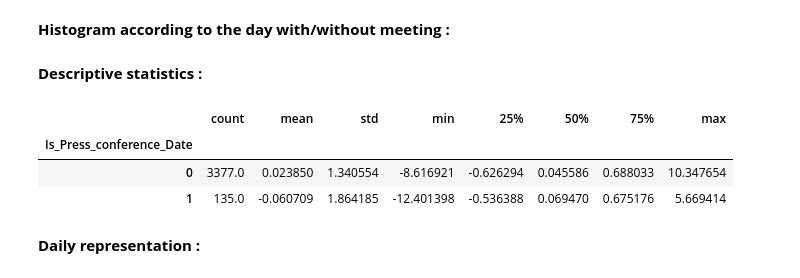
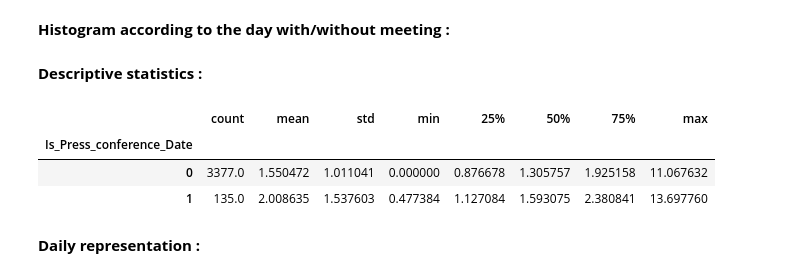
Before and after one commit to Emy-O/Projet_ML, a Jupyter notebook: recuperation_donnees (1).ipynb, the cells around one changed output. Saved outputs shown, nothing was run; the diff lists cells and outputs as text; code cells hidden in the pictures.

```diff
--- a/recuperation_donnees (1).ipynb
+++ b/recuperation_donnees (1).ipynb
@@ -214,13 +214,13 @@ def get_stoxx50_data(start_date, end_date):
 
     # Récupérer les données
     data = yf.download(symbol, start=start_date, end=end_date)
-    data=data[["Open","Adj Close","Close"]].copy()
+    data=data[["Open","Adj Close","Close","High","Low"]].copy()
     df=pd.DataFrame(data)
-    df.rename(columns={"Open":"open_index","Adj Close":"stox_index","Close":"close_index"},inplace=True)
+    df.rename(columns={"Open":"open_index","Adj Close":"stox_index","Close":"close_index", "High":"high_index", "Low":"low_index"},inplace=True)
 
     df.reset_index(inplace=True)
 
-    df["daily_pct_variation"] = ((df["close_index"] - df["open_index"]) / df["open_index"]) *100
+    df["daily_pct_variation"] = ((df["high_index"] - df["low_index"]) / df["low_index"]) *100
 
     df["daily_return"] = df["stox_index"].pct_change() * 100
     df.dropna(inplace=True)
@@ -312,12 +317,12 @@ px.histogram(stoxx50_data,x="daily_return", nbins = 50, color="Is_Press_conferen
 # %% [markdown]
 **Descriptive statistics :**
 # %%
-stoxx50_data.groupby('Is_Press_conference_Date')["daily_return"].describe()
+stoxx50_data.groupby('Is_Press_conference_Date')["daily_pct_variation"].describe()
 # %% [output]
 |  | count | mean | std | min | 25% | 50% | 75% | max |
 | Is_Press_conference_Date |  |  |  |  |  |  |  |  |
-| 0 | 3377.0 | 0.023850 | 1.340554 | -8.616921 | -0.626294 | 0.045586 | 0.688033 | 10.347654 |
-| 1 | 135.0 | -0.060709 | 1.864185 | -12.401398 | -0.536388 | 0.069470 | 0.675176 | 5.669414 |
+| 0 | 3377.0 | 1.550472 | 1.011041 | 0.000000 | 0.876678 | 1.305757 | 1.925158 | 11.067632 |
+| 1 | 135.0 | 2.008635 | 1.537603 | 0.477384 | 1.127084 | 1.593075 | 2.380841 | 13.697760 |
 # %% [markdown]
 **Daily representation :**
 # %%
```
Also changed, not shown: parts of 20 cells of this notebook, 1 other file.
